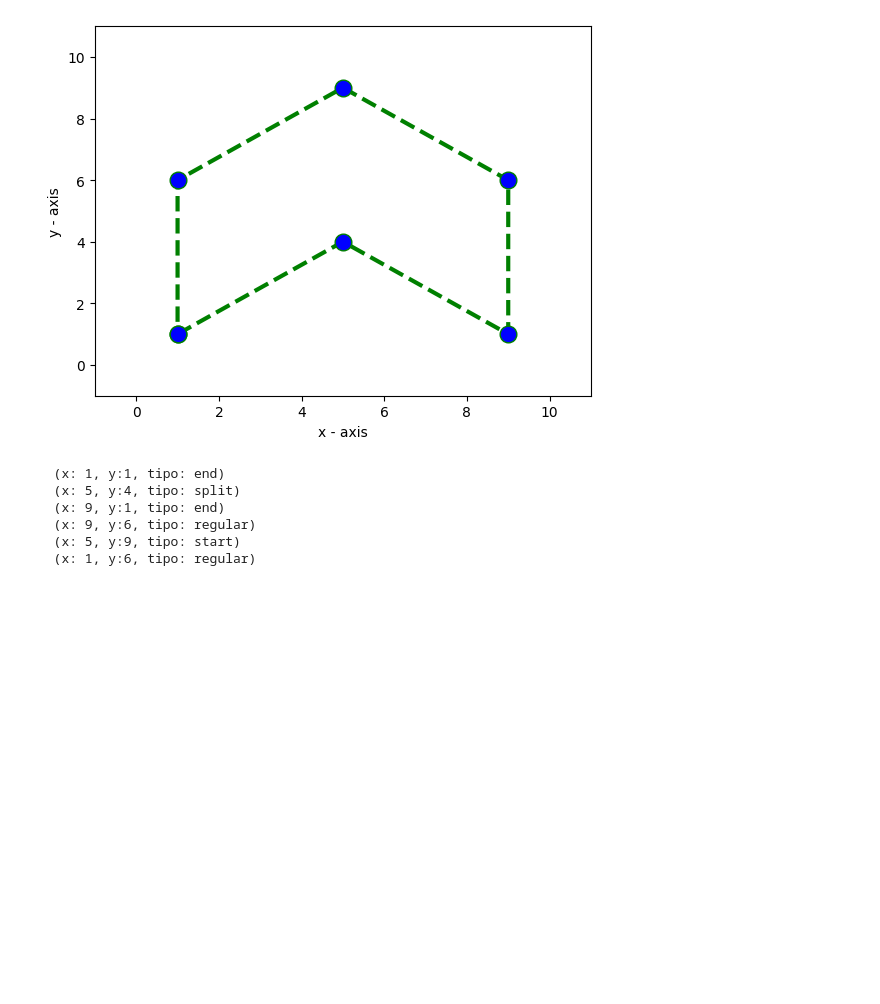
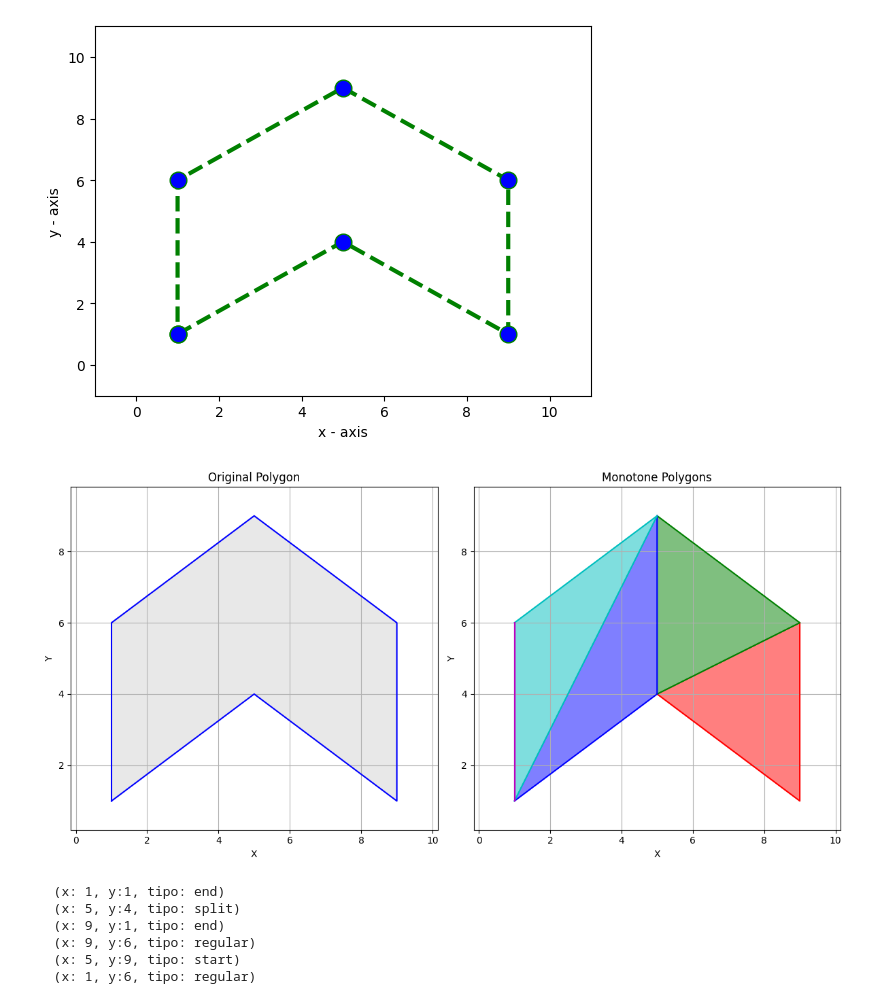
Before and after one commit to tatoGtato/2024-1, a Jupyter notebook: GEOMETRIA/CORTE 2/TAREA2/PUNTO2.ipynb, the cells around one changed output. Saved outputs shown, nothing was run; the diff lists cells and outputs as text; code cells hidden in the pictures; blank space fills up the shorter version.

```diff
--- a/GEOMETRIA/CORTE 2/TAREA2/PUNTO2.ipynb
+++ b/GEOMETRIA/CORTE 2/TAREA2/PUNTO2.ipynb
@@ -212,6 +212,105 @@ test_case = [(1,1),(5, 4),(9,1),(9,6),(5,9),(1, 6)]
 plotPoints(test_case)
 # %% [output]
 [figure]
+# %%
+import matplotlib.pyplot as plt
+
+class Point:
+    def __init__(self, x, y):
+        self.x = x
+        self.y = y
+
+    def __repr__(self):
+        return f"({self.x}, {self.y})"
+
+class LineSegment:
+    def __init__(self, start, end):
+        self.start = start
+        self.end = end
+
+    def __repr__(self):
+        return f"{self.start} -> {self.end}"
+
+def is_convex(p1, p2, p3):
+    # Check if three points form a convex turn
+    cross_product = (p2.x - p1.x) * (p3.y - p1.y) - (p3.x - p1.x) * (p2.y - p1.y)
+    return cross_product < 0
+
+def partition_polygon(polygon):
+    monotones = []
+    vertex_stack = []
+    n = len(polygon)
+
+    # Check if the polygon is in clockwise or counterclockwise order
+    is_clockwise = 0
+    for i in range(n):
+        is_clockwise += (polygon[(i + 1) % n].x - polygon[i].x) * (polygon[(i + 1) % n].y + polygon[i].y)
+    is_clockwise = is_clockwise >= 0
+
+    # Create monotone polygons
+    for i in range(n):
+        # Form triangles with consecutive vertices
+        while len(vertex_stack) >= 2:
+            if is_convex(vertex_stack[-2], vertex_stack[-1], polygon[i]) == is_clockwise:
+                monotones.append([vertex_stack[-2], vertex_stack[-1], polygon[i]])
+                vertex_stack.pop()
+            else:
+                break
+        vertex_stack.append(polygon[i])
+
+    return monotones
+
+def plot_polygon(polygon, title="Polygon"):
+    x = [point.x for point in polygon]
+    y = [point.y for point in polygon]
+    plt.plot(x, y, 'b-')
+    plt.fill(x, y, color='lightgray', alpha=0.5)
+    plt.title(title)
+    plt.xlabel('X')
+    plt.ylabel('Y')
+    plt.grid(True)
+    plt.axis('equal')
+
+def plot_monotones(monotones):
+    colors = ['r', 'g', 'b', 'c', 'm', 'y', 'k']
+    for i, monotone in enumerate(monotones):
+        x = [point.x for point in monotone]
+        y = [point.y for point in monotone]
+        plt.plot(x, y, color=colors[i % len(colors)], linestyle='-')
+        plt.fill(x, y, color=colors[i % len(colors)], alpha=0.5)
+
+    plt.title('Monotone Polygons')
+    plt.xlabel('X')
+    plt.ylabel('Y')
+    plt.grid(True)
+    plt.axis('equal')
+
+# Example usage
+polygon = [
+    Point(1,1),
+    Point(5, 4),
+    Point(9,1),
+    Point(9,6),
+    Point(5,9),
+    Point(1, 6),
+    Point(1,1)
+]
+
+#polygon = [Point(0, 2), Point(3, 4), Point(7, 8), Point(9, 9), Point(10, 7), Point(10, 4), Point(0, 2)]
+
+monotones = partition_polygon(polygon)
+
+plt.figure(figsize=(12, 6))
+plt.subplot(1, 2, 1)
+plot_polygon(polygon, title="Original Polygon")
+
+plt.subplot(1, 2, 2)
+plot_monotones(monotones)
+
+plt.tight_layout()
+plt.show()
+# %% [output]
+[figure, added]
 # %%
 vertices = pointsToVerts(test_case)
 plotPointsTypes(vertices)
```
Also changed, not shown: 4 other files.
